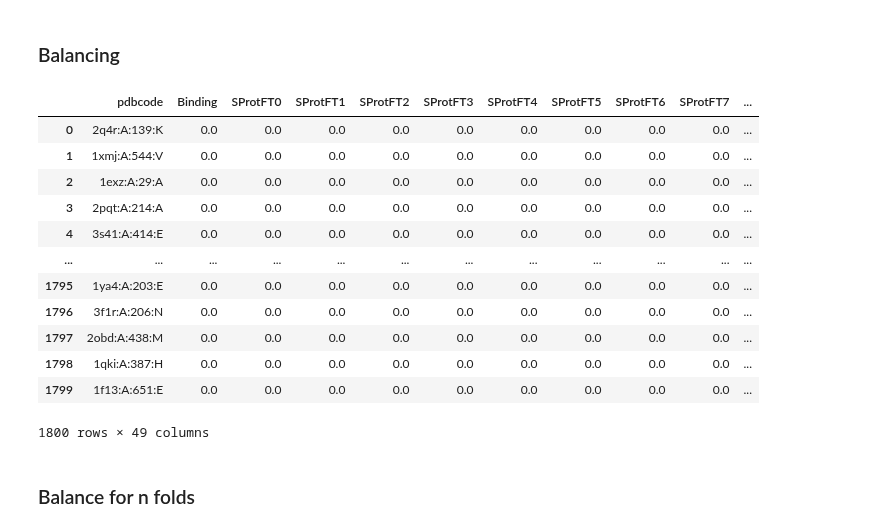
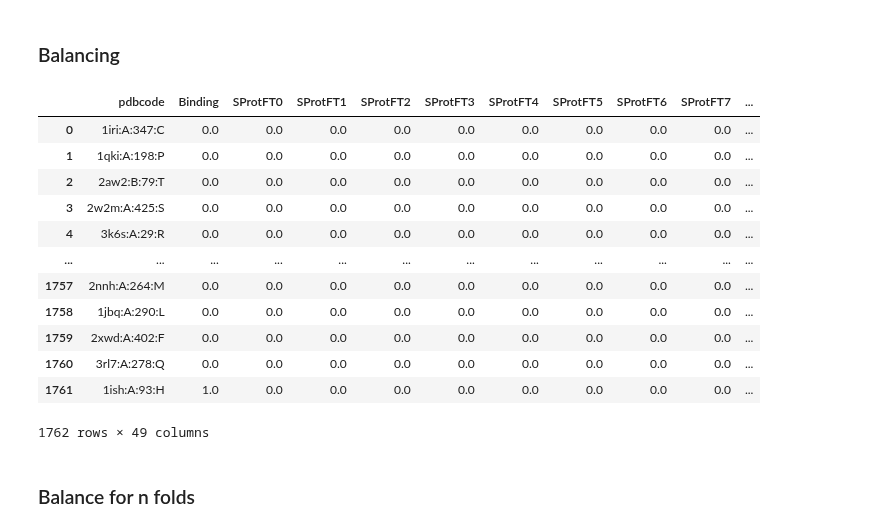
Before and after one commit to Shamin2512/SKL_E2, a Jupyter notebook: MutationClassification.ipynb, the cells around one changed output. Drawn from its saved outputs; the diff is of its cells as text; code cells hidden in the pictures.

Commit message:
balance_data() function now returns train_balance, name more appropriate

```diff
--- a/MutationClassification.ipynb
+++ b/MutationClassification.ipynb
@@ -171,7 +171,7 @@ def balance_data(inData, classData, usedLines):
 
             Returns:   train_balance  Array of balanced input training data
 
-        Create array of the input training data and classes used.
+        Create array of the input training data and classes used. Converts from array to dataframe for CV code compatibility.
         The index [i] is the identifier between the two arrays.
     """
     train_balance = []
@@ -199,19 +186,32 @@ BF                           = Balance_ratio(maxSize, minSize)
-# %%
-Input_balance
-# %% [output]
-|  | pdbcode | Binding | SProtFT0 | SProtFT1 | SProtFT2 | SProtFT3 | SProtFT4 | SProtFT5 | SProtFT6 | SProtFT7 | ... |
-| 0 | 2q4r:A:139:K | 0.0 | 0.0 | 0.0 | 0.0 | 0.0 | 0.0 | 0.0 | 0.0 | 0.0 | ... |
-| 1 | 1xmj:A:544:V | 0.0 | 0.0 | 0.0 | 0.0 | 0.0 | 0.0 | 0.0 | 0.0 | 0.0 | ... |
-| 2 | 1exz:A:29:A | 0.0 | 0.0 | 0.0 | 0.0 | 0.0 | 0.0 | 0.0 | 0.0 | 0.0 | ... |
-| 3 | 2pqt:A:214:A | 0.0 | 0.0 | 0.0 | 0.0 | 0.0 | 0.0 | 0.0 | 0.0 | 0.0 | ... |
-| 4 | 3s41:A:414:E | 0.0 | 0.0 | 0.0 | 0.0 | 0.0 | 0.0 | 0.0 | 0.0 | 0.0 | ... |
-| ... | ... | ... | ... | ... | ... | ... | ... | ... | ... | ... | ... |
-| 1795 | 1ya4:A:203:E | 0.0 | 0.0 | 0.0 | 0.0 | 0.0 | 0.0 | 0.0 | 0.0 | 0.0 | ... |
-| 1796 | 3f1r:A:206:N | 0.0 | 0.0 | 0.0 | 0.0 | 0.0 | 0.0 | 0.0 | 0.0 | 0.0 | ... |
-| 1797 | 2obd:A:438:M | 0.0 | 0.0 | 0.0 | 0.0 | 0.0 | 0.0 | 0.0 | 0.0 | 0.0 | ... |
-| 1798 | 1qki:A:387:H | 0.0 | 0.0 | 0.0 | 0.0 | 0.0 | 0.0 | 0.0 | 0.0 | 0.0 | ... |
-| 1799 | 1f13:A:651:E | 0.0 | 0.0 | 0.0 | 0.0 | 0.0 | 0.0 | 0.0 | 0.0 | 0.0 | ... |
-1800 rows × 49 columns
+# %%
+file                         = 'E2.csv'
+Cleaned                       = Clean_data(file)
+
+Training_Set, Testing_Set, labels = Train_Test_Split(Cleaned)
+inData                       = Training_Set.to_numpy()
+classData                    = labels.to_numpy()
+
+minClass, minSize, maxSize   = find_minority_class(classData)
+usedLines = balance(inData, classData, minClass, minSize)
+train_balance = balance_data(inData, classData, usedLines)
+
+BF                           = Balance_ratio(maxSize, minSize)
+# %%
+train_balance
+# %% [output]
+|  | pdbcode | Binding | SProtFT0 | SProtFT1 | SProtFT2 | SProtFT3 | SProtFT4 | SProtFT5 | SProtFT6 | SProtFT7 | ... |
+| 0 | 1iri:A:347:C | 0.0 | 0.0 | 0.0 | 0.0 | 0.0 | 0.0 | 0.0 | 0.0 | 0.0 | ... |
+| 1 | 1qki:A:198:P | 0.0 | 0.0 | 0.0 | 0.0 | 0.0 | 0.0 | 0.0 | 0.0 | 0.0 | ... |
+| 2 | 2aw2:B:79:T | 0.0 | 0.0 | 0.0 | 0.0 | 0.0 | 0.0 | 0.0 | 0.0 | 0.0 | ... |
+| 3 | 2w2m:A:425:S | 0.0 | 0.0 | 0.0 | 0.0 | 0.0 | 0.0 | 0.0 | 0.0 | 0.0 | ... |
+| 4 | 3k6s:A:29:R | 0.0 | 0.0 | 0.0 | 0.0 | 0.0 | 0.0 | 0.0 | 0.0 | 0.0 | ... |
+| ... | ... | ... | ... | ... | ... | ... | ... | ... | ... | ... | ... |
+| 1757 | 2nnh:A:264:M | 0.0 | 0.0 | 0.0 | 0.0 | 0.0 | 0.0 | 0.0 | 0.0 | 0.0 | ... |
+| 1758 | 1jbq:A:290:L | 0.0 | 0.0 | 0.0 | 0.0 | 0.0 | 0.0 | 0.0 | 0.0 | 0.0 | ... |
+| 1759 | 2xwd:A:402:F | 0.0 | 0.0 | 0.0 | 0.0 | 0.0 | 0.0 | 0.0 | 0.0 | 0.0 | ... |
+| 1760 | 3rl7:A:278:Q | 0.0 | 0.0 | 0.0 | 0.0 | 0.0 | 0.0 | 0.0 | 0.0 | 0.0 | ... |
+| 1761 | 1ish:A:93:H | 1.0 | 0.0 | 0.0 | 0.0 | 0.0 | 0.0 | 0.0 | 0.0 | 0.0 | ... |
+1762 rows × 49 columns
 # %% [markdown]
 ### Balance for n folds
 # %%
```
Also changed, not shown: parts of 3 cells of this notebook.
